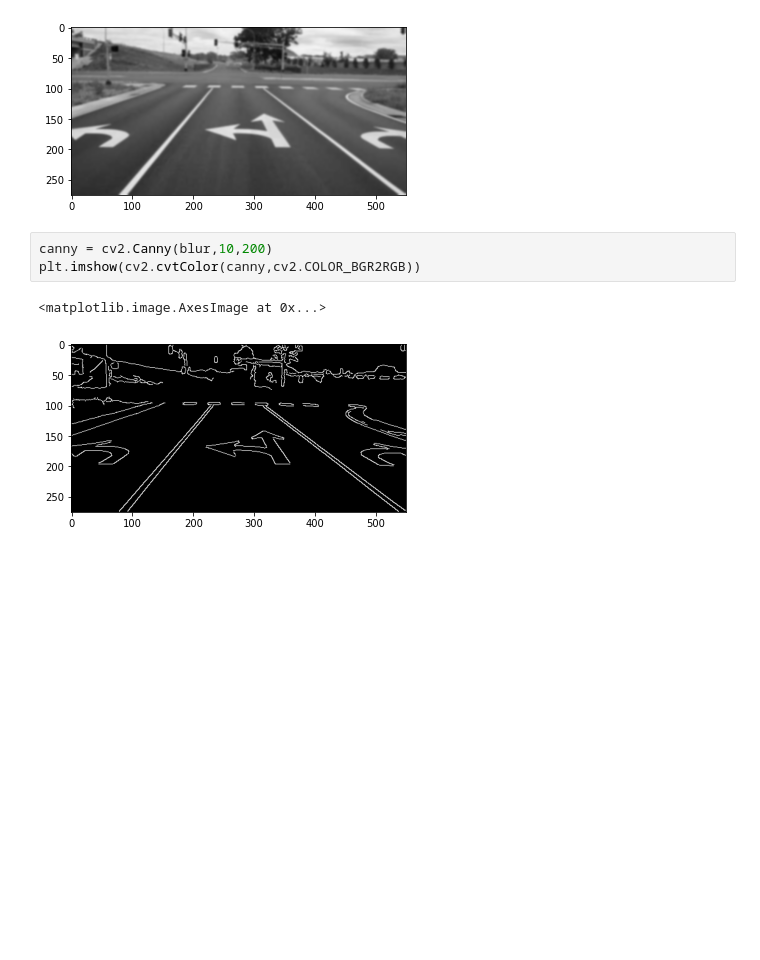
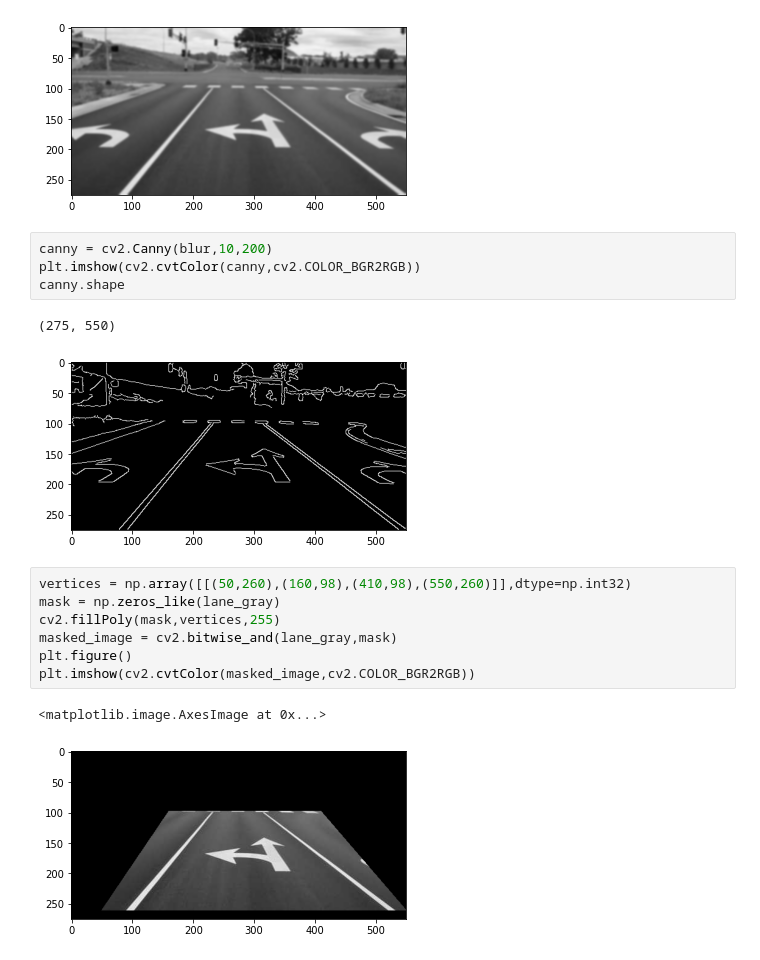
Before and after one commit to souvik0306/ML-Coursera, a Jupyter notebook: Udemy/autonomous.ipynb, the cells around one changed output. Cells and saved outputs as stored; diff of their text form; blank space fills up the shorter version.

Commit message:
Masked Lane

```diff
--- a/Udemy/autonomous.ipynb
+++ b/Udemy/autonomous.ipynb
@@ -38,6 +38,17 @@ plt.imshow(cv2.cvtColor(blur,cv2.COLOR_BGR2RGB))
 # %%
 canny = cv2.Canny(blur,10,200)
 plt.imshow(cv2.cvtColor(canny,cv2.COLOR_BGR2RGB))
+canny.shape
 # %% [output]
-<matplotlib.image.AxesImage at 0x...>
+(275, 550)
 [figure]
+# %%
+vertices = np.array([[(50,260),(160,98),(410,98),(550,260)]],dtype=np.int32)
+mask = np.zeros_like(lane_gray)
+cv2.fillPoly(mask,vertices,255)
+masked_image = cv2.bitwise_and(lane_gray,mask)
+plt.figure()
+plt.imshow(cv2.cvtColor(masked_image,cv2.COLOR_BGR2RGB))
+# %% [output]
+<matplotlib.image.AxesImage at 0x...>
+[figure, added]
```
Also changed, not shown: parts of 4 cells of this notebook.
